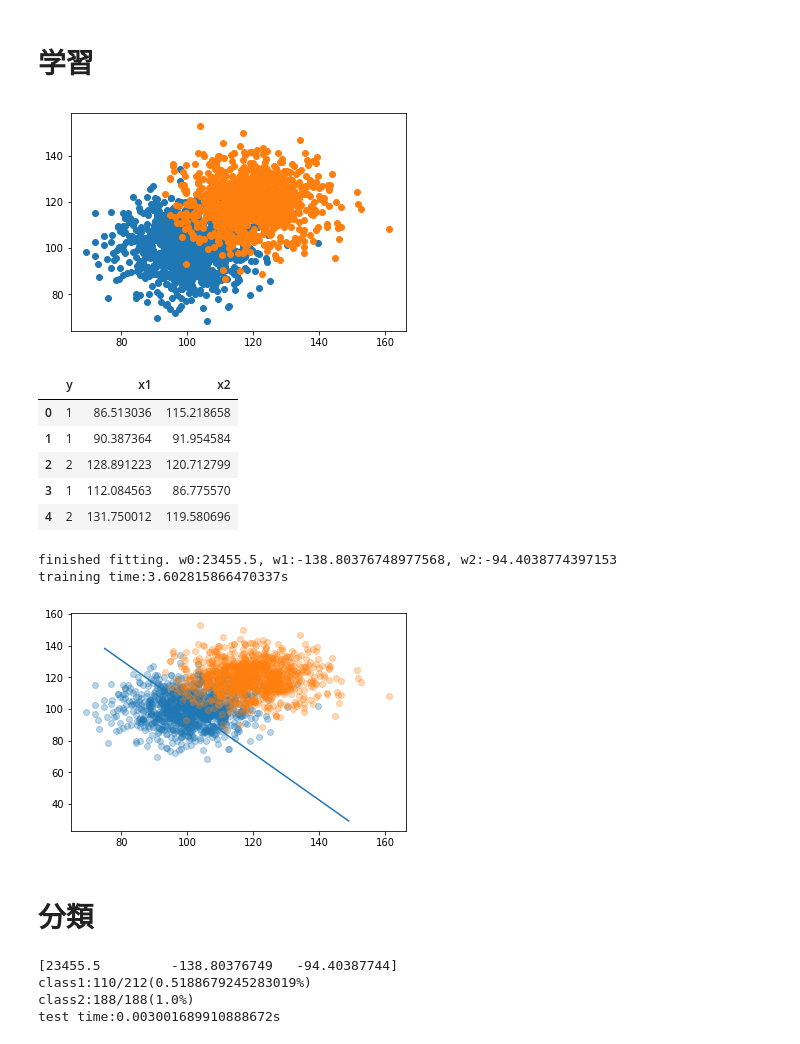
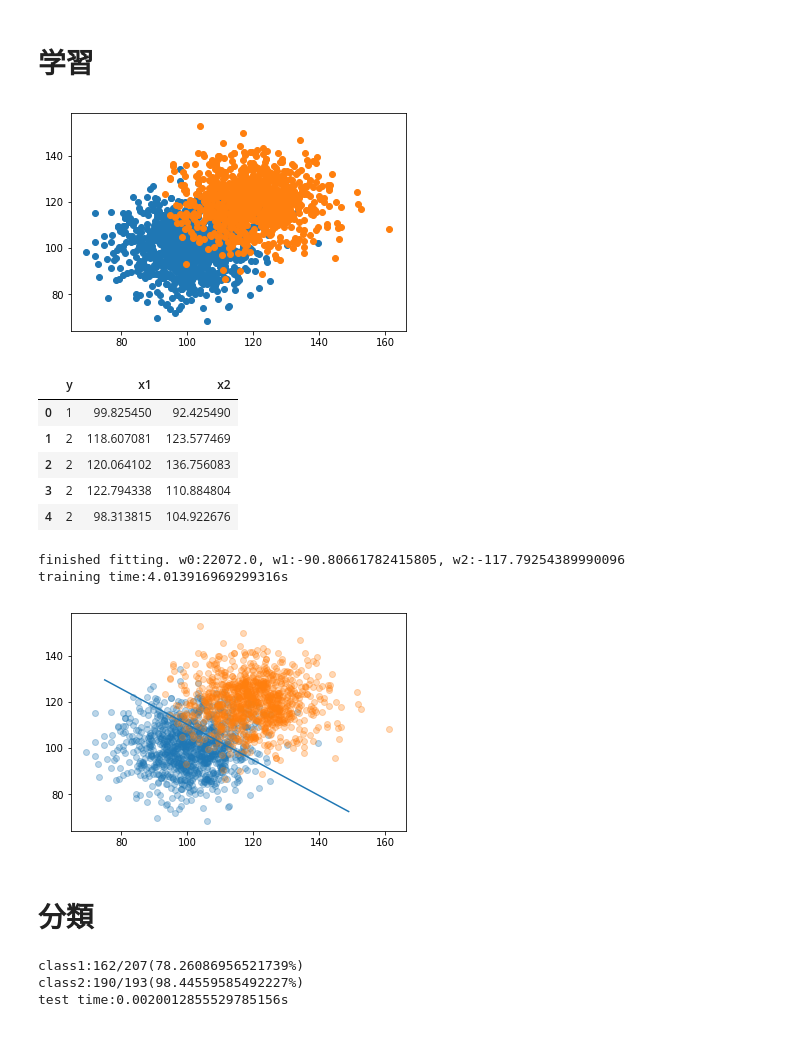
Before and after one commit to mno110/multimedia, a Jupyter notebook: task2/multmedia-task2-master/multimedia-task2.ipynb, the cells around one changed output. Cells and saved outputs as stored; diff of their text form; code cells hidden in the pictures.

```diff
--- a/task2/multmedia-task2-master/multimedia-task2.ipynb
+++ b/task2/multmedia-task2-master/multimedia-task2.ipynb
@@ -52,9 +52,9 @@ class Sample:
         self.np.random.seed(seed)
         return
 
-    def generate2d(self, n, ave, sig):
+    def generate2d(self, n, ave, sig, x1_shift = 0, x2_shift = 0):
         _a = self.np.random.normal(ave, sig, 2*n)
-        return _a[:n], _a[n:]
+        return _a[:n]+x1_shift, _a[n:]+x2_shift
 # %% [markdown]
 # 識別器について
 
@@ -158,59 +159,65 @@ class Classifier:
 # 学習
 # %%
 # data生成
-s1_x1, s1_x2 = Sample(1).generate2d(1000, 100, 10)
-s2_x1, s2_x2 = Sample(2).generate2d(1000, 120, 10)
+data_num = 2 # 使うデータ数
+s_x1 = np.zeros((1000,10))
+s_x2 = np.zeros((1000,10))
+s_x1[:,0], s_x2[:,0] = Sample(1).generate2d(1000, 100, 10)
+s_x1[:,1], s_x2[:,1] = Sample(2).generate2d(1000, 120, 10)
+s_x1[:,2], s_x2[:,2] = Sample(3).generate2d(1000, 140, 10)
+s_x1[:,3], s_x2[:,3] = Sample(4).generate2d(1000, 100, 10, x1_shift = 40)
+s_x1[:,4], s_x2[:,4] = Sample(5).generate2d(1000, 100, 10, x2_shift = 40)
+s_x1[:,5], s_x2[:,5] = Sample(6).generate2d(1000, 180, 10)
+s_x1[:,6], s_x2[:,6] = Sample(7).generate2d(1000, 140, 10, x1_shift = 40)
+s_x1[:,7], s_x2[:,7] = Sample(8).generate2d(1000, 140, 10, x2_shift = 40)
+s_x1[:,8], s_x2[:,8] = Sample(9).generate2d(1000, 100, 10, x1_shift = 80)
+s_x1[:,9], s_x2[:,9] = Sample(10).generate2d(1000, 100, 10, x2_shift = 80)
 
-plt.scatter(s1_x1, s1_x2)
-plt.scatter(s2_x1, s2_x2)
+for i in range(data_num):
+    plt.scatter(s_x1[:,i], s_x2[:,i])
+
 plt.show()
 plt.close()
 
-df1 = pd.DataFrame({
-    'y': 1,
-    'x1': s1_x1,
-    'x2': s1_x2
-})
-
-df2 = pd.DataFrame({
-    'y': 2,
-    'x1': s2_x1,
-    'x2': s2_x2
-})
+for i in range(data_num):
+    exec("df{} = pd.DataFrame({{\'y\': {}, \'x1\': s_x1[:,i], \'x2\': s_x2[:,i]}})".format(i+1, i+1))
 
 # shuffle
-df = pd.concat([df1, df2]).sample(frac=1).reset_index(drop=True)
+df = df1
+for i in range(data_num-1):
+    exec("df = pd.concat([df, df{}]).sample(frac=1).reset_index(drop=True)".format(i+2))
 display(df.head())
 
 # すでにshuffleされているためshuffleはfalse
 # これらの値はDataFrame
 x_train, x_test, y_train, y_test = train_test_split(df[['x1', 'x2']], df[['y']], test_size=0.2, shuffle = False)
 
 clsf = Classifier()
 start = time.time()
 clsf.fit(x_train, y_train)
 print('training time:{}s'.format(time.time()-start))
 
-plt.scatter(s1_x1, s1_x2, alpha=0.3)
-plt.scatter(s2_x1, s2_x2, alpha=0.3)
+for i in range(data_num):
+    plt.scatter(s_x1[:,i], s_x2[:,i], alpha=0.3)
+
 
 #分離境界線
 x_fig = np.array(range(75,150))
 y_fig = -(clsf.coef_[0]/clsf.coef_[1])*x_fig - (clsf.intercept_/clsf.coef_[1])
 
 plt.plot(x_fig,y_fig)
 plt.show()
 # %% [output]
 [figure]
 |  | y | x1 | x2 |
-| 0 | 1 | 86.513036 | 115.218658 |
-| 1 | 1 | 90.387364 | 91.954584 |
-| 2 | 2 | 128.891223 | 120.712799 |
-| 3 | 1 | 112.084563 | 86.775570 |
-| 4 | 2 | 131.750012 | 119.580696 |
+| 0 | 1 | 99.825450 | 92.425490 |
+| 1 | 2 | 118.607081 | 123.577469 |
+| 2 | 2 | 120.064102 | 136.756083 |
+| 3 | 2 | 122.794338 | 110.884804 |
+| 4 | 2 | 98.313815 | 104.922676 |
-finished fitting. w0:23455.5, w1:-138.80376748977568, w2:-94.4038774397153
-training time:3.602815866470337s
+finished fitting. w0:22072.0, w1:-90.80661782415805, w2:-117.79254389990096
+training time:4.013916969299316s
-[figure, old version]
+[figure, new version]
 # %% [markdown]
 # 分類
 # %%
@@ -218,7 +225,6 @@ start = time.time()
 clsf.predict(x_test, y_test)
 print('test time:{}s'.format(time.time()-start))
 # %% [output]
-[23455.5         -138.80376749   -94.40387744]
-class1:110/212(0.5188679245283019%)
-class2:188/188(1.0%)
-test time:0.003001689910888672s
+class1:162/207(78.26086956521739%)
+class2:190/193(98.44559585492227%)
+test time:0.0020012855529785156s
```
Also changed, not shown: parts of 1 cell of this notebook.
